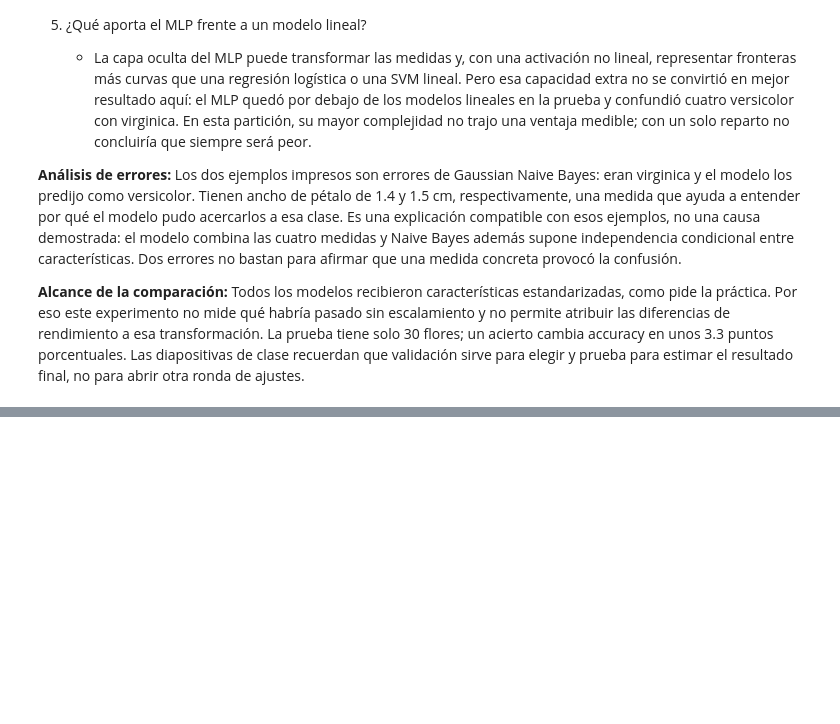
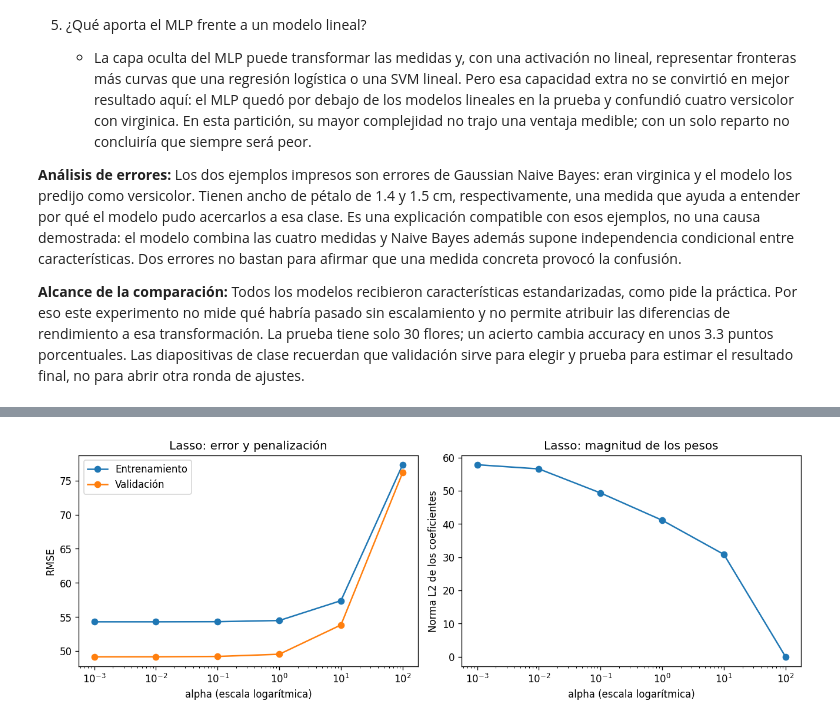
Before and after one commit to Vladimirjon/IR_26B, a Jupyter notebook: notebooks/01_revml.ipynb, the cells around one changed output, grey strips where cells are left out. Cells and saved outputs as stored; diff of their text form; code cells hidden in the pictures; blank space fills up the shorter version.

```diff
--- a/notebooks/01_revml.ipynb
+++ b/notebooks/01_revml.ipynb
@@ -1018,0 +1724,20 @@ Aquí explica qué significan los resultados usando conceptos de Machine Learnin
+# %%
+lasso_regularization_rows = []
+lasso_coefficient_rows = []
+for row in reg_candidates['Lasso']:
+    coefficients = row["modelo"].named_steps["regressor"].coef_
+    lasso_regularization_rows.append({
+        "alpha": row["Parámetros"]["alpha"],
+        "RMSE de entrenamiento": row["RMSE de entrenamiento"],
+        "RMSE de validación": row["RMSE"],
+        "Norma L2 de coeficientes": np.linalg.norm(coefficients),
+        "Coeficientes nulos": np.count_nonzero(coefficients == 0),
+    })
+    lasso_coefficient_rows.append({
+        "alpha": row["Parámetros"]["alpha"],
+        **dict(zip(X_diabetes.columns, coefficients)),
+    })
+lasso_regularization = pd.DataFrame(lasso_regularization_rows)
+lasso_coefficients = pd.DataFrame(lasso_coefficient_rows)
+display(lasso_regularization.round(3))
+display(lasso_coefficients.round(3))
@@ -1018,0 +1759,18 @@ Aquí explica qué significan los resultados usando conceptos de Machine Learnin
+# %%
+fig, axes = plt.subplots(1, 2, figsize=(11, 4))
+axes[0].plot(lasso_regularization["alpha"], lasso_regularization["RMSE de entrenamiento"], marker="o", label="Entrenamiento")
+axes[0].plot(lasso_regularization["alpha"], lasso_regularization["RMSE de validación"], marker="o", label="Validación")
+axes[0].set_xscale("log")
+axes[0].set_xlabel("alpha (escala logarítmica)")
+axes[0].set_ylabel("RMSE")
+axes[0].set_title("Lasso: error y penalización")
+axes[0].legend()
+axes[1].plot(lasso_regularization["alpha"], lasso_regularization["Norma L2 de coeficientes"], marker="o")
+axes[1].set_xscale("log")
+axes[1].set_xlabel("alpha (escala logarítmica)")
+axes[1].set_ylabel("Norma L2 de los coeficientes")
+axes[1].set_title("Lasso: magnitud de los pesos")
+plt.tight_layout()
+plt.show()
+# %% [output]
+[figure, added]
```
Also changed, not shown: parts of 83 cells of this notebook.
